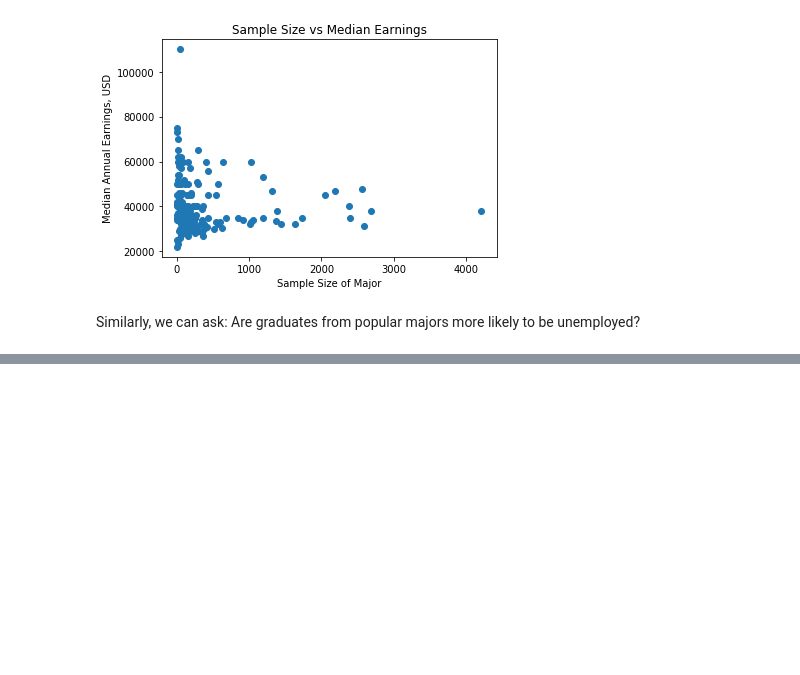
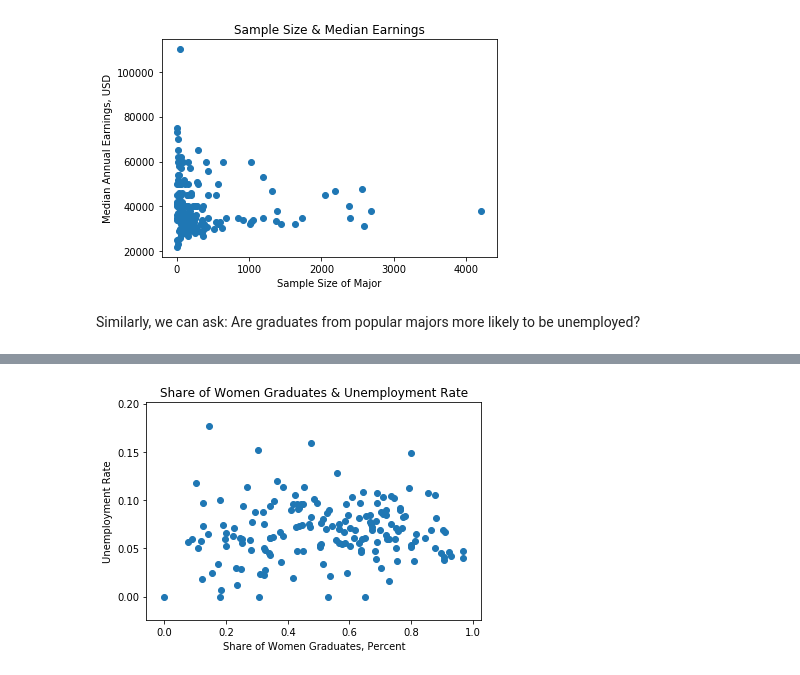
Before and after one commit to ryanjcarroll/College-Majors-Data, a Jupyter notebook: College Majors.ipynb, the cells around one changed output, grey strips where cells are left out. Drawn from its saved outputs; the diff is of its cells as text; code cells hidden in the pictures; blank space fills up the shorter version.

```diff
--- a/College Majors.ipynb
+++ b/College Majors.ipynb
@@ -83,0 +104,11 @@ plt.show()
+# %%
+x = grads['ShareWomen']
+y = grads['Unemployment_rate']
+
+plt.scatter(x, y)
+plt.title('Share of Women Graduates & Unemployment Rate')
+plt.xlabel('Share of Women Graduates, Percent')
+plt.ylabel('Unemployment Rate')
+plt.show()
+# %% [output]
+[figure, added]
```
Also changed, not shown: parts of 8 cells of this notebook.
